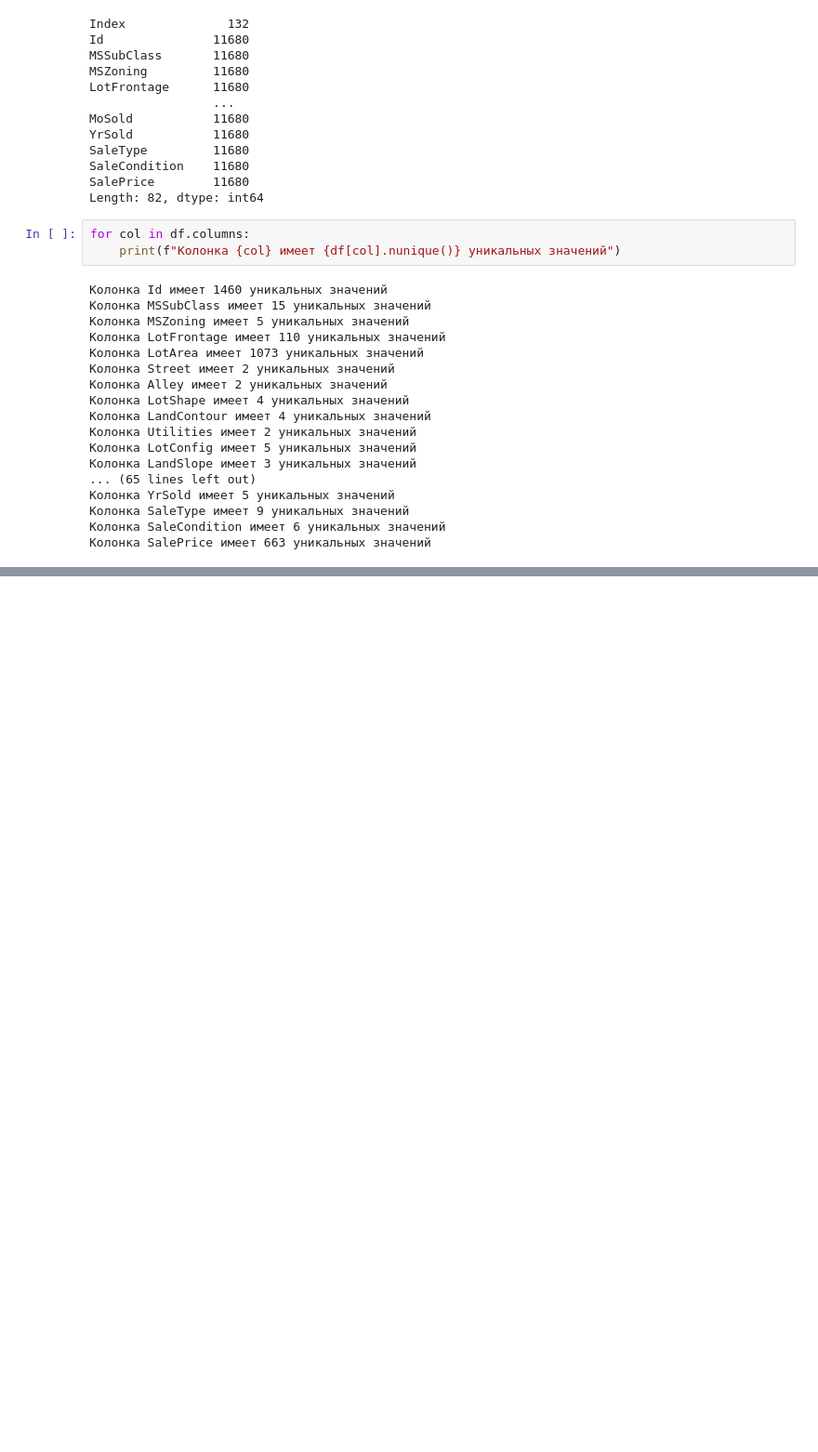
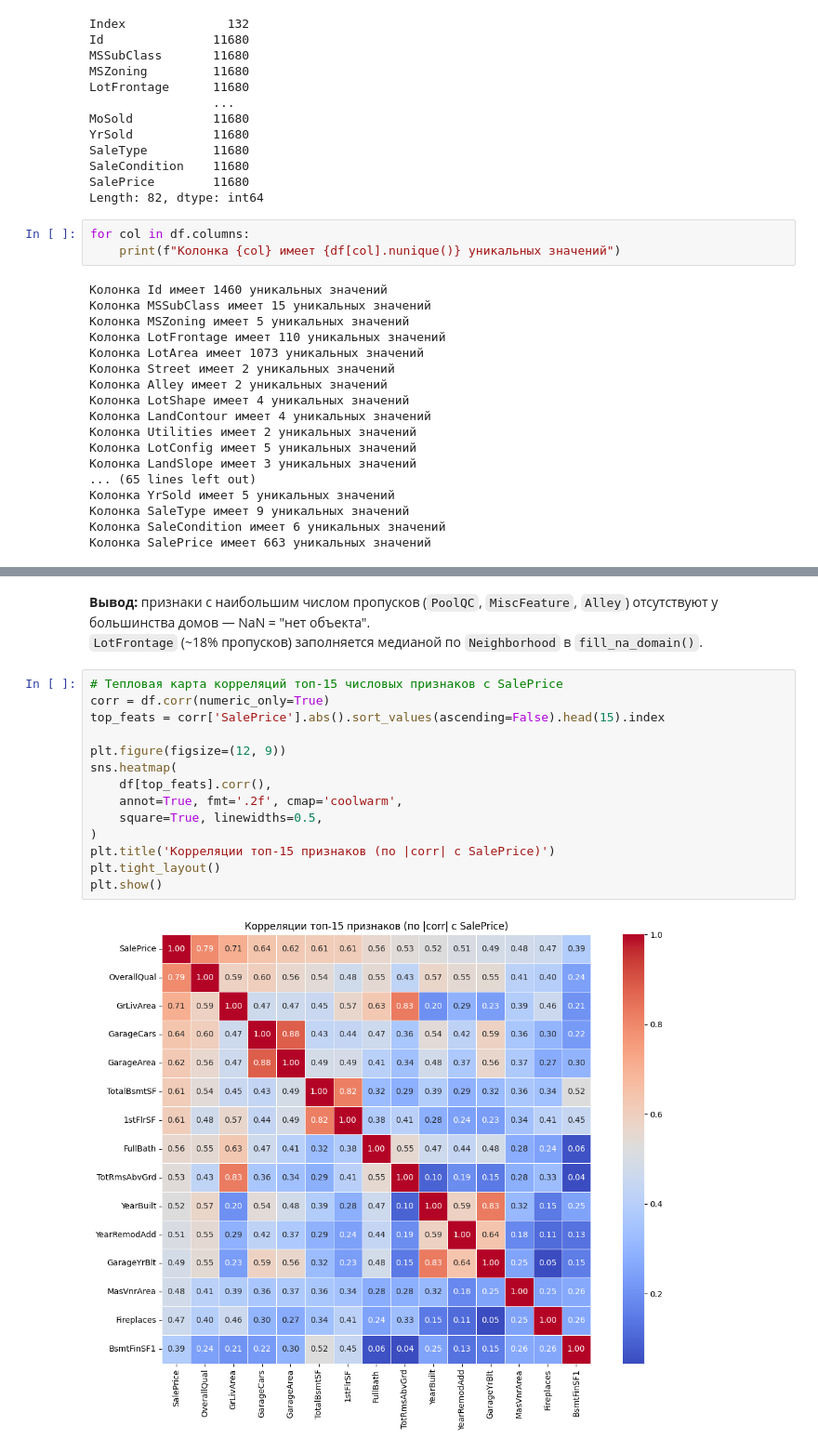
Before and after one commit to Artem61732/house_prices, a Jupyter notebook: notebooks/eda.ipynb, the cells around one changed output, grey strips where cells are left out. Shown at 93% size. Cells and saved outputs as stored; diff of their text form; blank space fills up the shorter version.

```diff
--- a/notebooks/eda.ipynb
+++ b/notebooks/eda.ipynb
@@ -341,0 +299,19 @@ Passing `palette` without assigning `hue` is deprecated and will be removed in v
+# %% [markdown]
+**Вывод:** признаки с наибольшим числом пропусков (`PoolQC`, `MiscFeature`, `Alley`) отсутствуют у большинства домов — NaN = "нет объекта".
+`LotFrontage` (~18% пропусков) заполняется медианой по `Neighborhood` в `fill_na_domain()`.
+# %%
+# Тепловая карта корреляций топ-15 числовых признаков с SalePrice
+corr = df.corr(numeric_only=True)
+top_feats = corr['SalePrice'].abs().sort_values(ascending=False).head(15).index
+
+plt.figure(figsize=(12, 9))
+sns.heatmap(
+    df[top_feats].corr(),
+    annot=True, fmt='.2f', cmap='coolwarm',
+    square=True, linewidths=0.5,
+)
+plt.title('Корреляции топ-15 признаков (по |corr| с SalePrice)')
+plt.tight_layout()
+plt.show()
+# %% [output]
+[figure, added]
```
Also changed, not shown: parts of 24 cells of this notebook, 27 other files.
